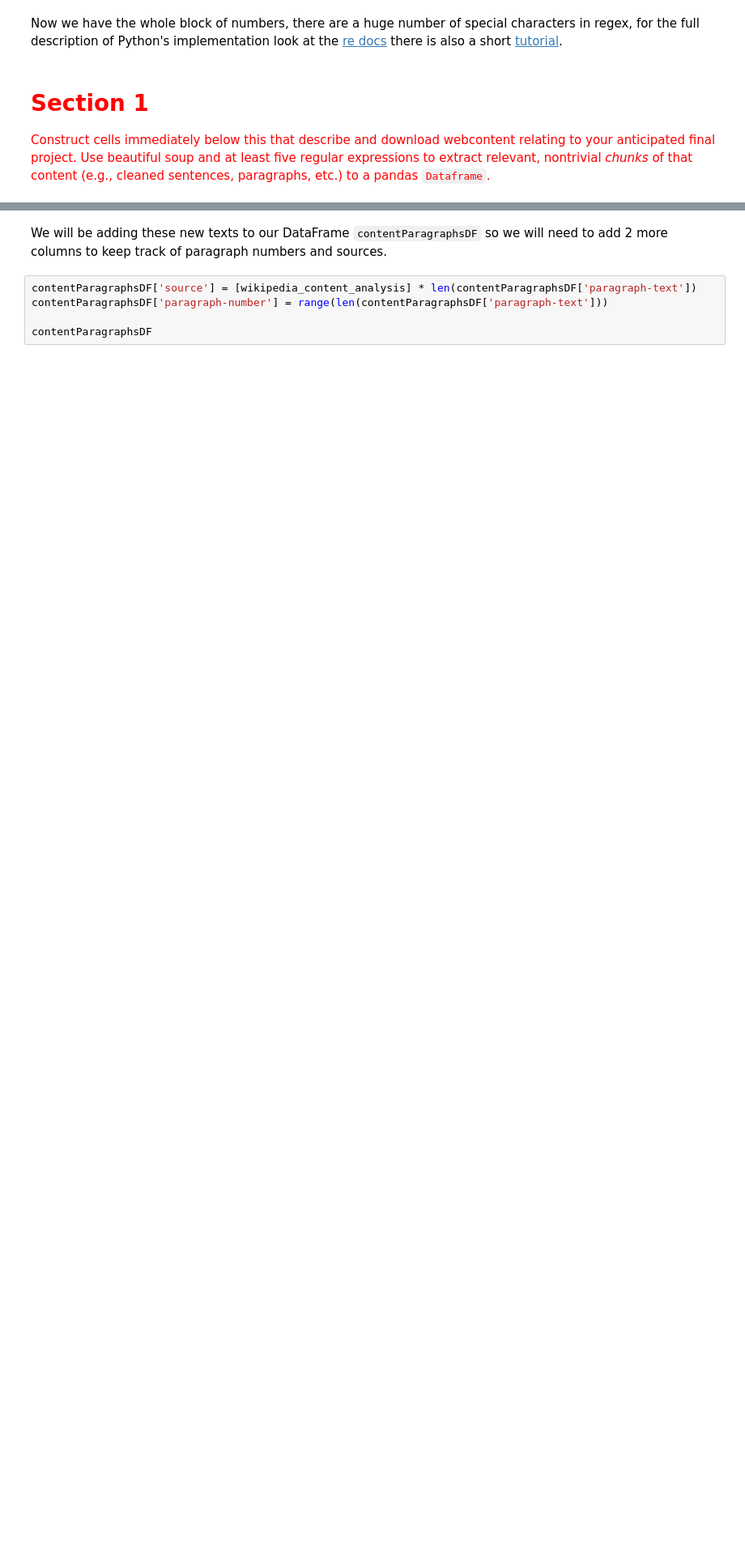
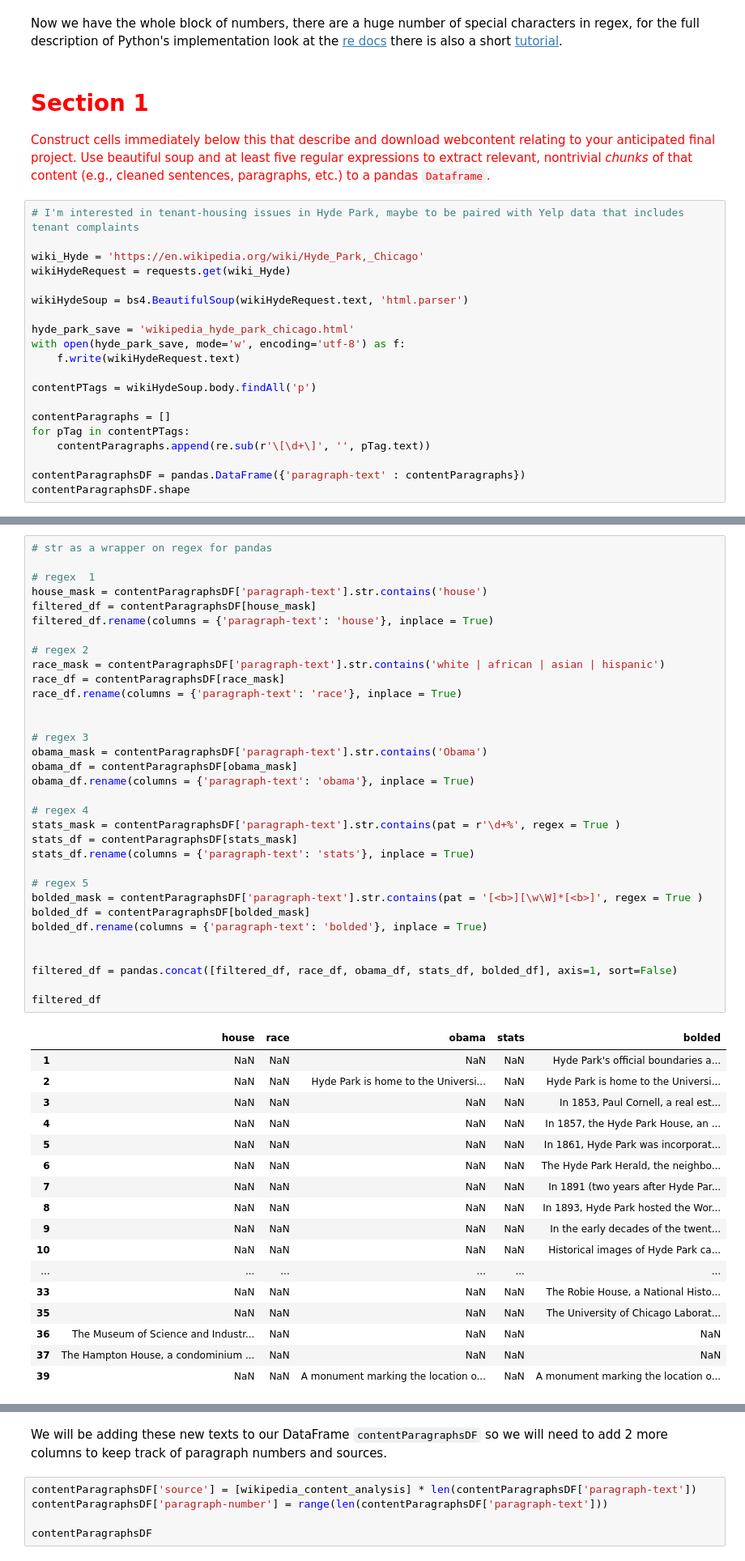
Before and after one commit to rkcatipon/Content-Analysis-2020, a Jupyter notebook: week-1/1-intro.ipynb, the cells around one changed output, grey strips where cells are left out. Shown at 81% size. Drawn from its saved outputs; the diff is of its cells as text; blank space fills up the shorter version.

```diff
--- a/week-1/1-intro.ipynb
+++ b/week-1/1-intro.ipynb
@@ -171,3 +208,23 @@ the [re docs](https://docs.python.org/3/library/re.html) there is also a short
 # %% [markdown]
 # <span style="color:red">Section 1</span>
 <span style="color:red">Construct cells immediately below this that describe and download webcontent relating to your anticipated final project. Use beautiful soup and at least five regular expressions to extract relevant, nontrivial *chunks* of that content (e.g., cleaned sentences, paragraphs, etc.) to a pandas `Dataframe`.</span>
+# %%
+# I'm interested in tenant-housing issues in Hyde Park, maybe to be paired with Yelp data that includes tenant complaints
+
+wiki_Hyde = 'https://en.wikipedia.org/wiki/Hyde_Park,_Chicago'
+wikiHydeRequest = requests.get(wiki_Hyde)
+
+wikiHydeSoup = bs4.BeautifulSoup(wikiHydeRequest.text, 'html.parser')
+
+hyde_park_save = 'wikipedia_hyde_park_chicago.html'
+with open(hyde_park_save, mode='w', encoding='utf-8') as f:
+    f.write(wikiHydeRequest.text)
+
+contentPTags = wikiHydeSoup.body.findAll('p')
+
+contentParagraphs = []
+for pTag in contentPTags:
+    contentParagraphs.append(re.sub(r'\[\d+\]', '', pTag.text))
+
+contentParagraphsDF = pandas.DataFrame({'paragraph-text' : contentParagraphs})
+contentParagraphsDF.shape
@@ -173,0 +233,51 @@ the [re docs](https://docs.python.org/3/library/re.html) there is also a short
+# %%
+# str as a wrapper on regex for pandas
+
+# regex  1
+house_mask = contentParagraphsDF['paragraph-text'].str.contains('house')
+filtered_df = contentParagraphsDF[house_mask]
+filtered_df.rename(columns = {'paragraph-text': 'house'}, inplace = True)
+
+# regex 2
+race_mask = contentParagraphsDF['paragraph-text'].str.contains('white | african | asian | hispanic')
+race_df = contentParagraphsDF[race_mask]
+race_df.rename(columns = {'paragraph-text': 'race'}, inplace = True)
+
+
+# regex 3
+obama_mask = contentParagraphsDF['paragraph-text'].str.contains('Obama')
+obama_df = contentParagraphsDF[obama_mask]
+obama_df.rename(columns = {'paragraph-text': 'obama'}, inplace = True)
+
+# regex 4
+stats_mask = contentParagraphsDF['paragraph-text'].str.contains(pat = r'\d+%', regex = True )
+stats_df = contentParagraphsDF[stats_mask]
+stats_df.rename(columns = {'paragraph-text': 'stats'}, inplace = True)
+
+# regex 5
+bolded_mask = contentParagraphsDF['paragraph-text'].str.contains(pat = '[<b>][\w\W]*[<b>]', regex = True )
+bolded_df = contentParagraphsDF[bolded_mask]
+bolded_df.rename(columns = {'paragraph-text': 'bolded'}, inplace = True)
+
+
+filtered_df = pandas.concat([filtered_df, race_df, obama_df, stats_df, bolded_df], axis=1, sort=False)
+
+filtered_df
+# %% [output]
+|  | house | race | obama | stats | bolded |
+| 1 | NaN | NaN | NaN | NaN | Hyde Park's official boundaries a... |
+| 2 | NaN | NaN | Hyde Park is home to the Universi... | NaN | Hyde Park is home to the Universi... |
+| 3 | NaN | NaN | NaN | NaN | In 1853, Paul Cornell, a real est... |
+| 4 | NaN | NaN | NaN | NaN | In 1857, the Hyde Park House, an ... |
+| 5 | NaN | NaN | NaN | NaN | In 1861, Hyde Park was incorporat... |
+| 6 | NaN | NaN | NaN | NaN | The Hyde Park Herald, the neighbo... |
+| 7 | NaN | NaN | NaN | NaN | In 1891 (two years after Hyde Par... |
+| 8 | NaN | NaN | NaN | NaN | In 1893, Hyde Park hosted the Wor... |
+| 9 | NaN | NaN | NaN | NaN | In the early decades of the twent... |
+| 10 | NaN | NaN | NaN | NaN | Historical images of Hyde Park ca... |
+| ... | ... | ... | ... | ... | ... |
+| 33 | NaN | NaN | NaN | NaN | The Robie House, a National Histo... |
+| 35 | NaN | NaN | NaN | NaN | The University of Chicago Laborat... |
+| 36 | The Museum of Science and Industr... | NaN | NaN | NaN | NaN |
+| 37 | The Hampton House, a condominium ... | NaN | NaN | NaN | NaN |
+| 39 | NaN | NaN | A monument marking the location o... | NaN | A monument marking the location o... |
```
Also changed, not shown: parts of 34 cells of this notebook.
